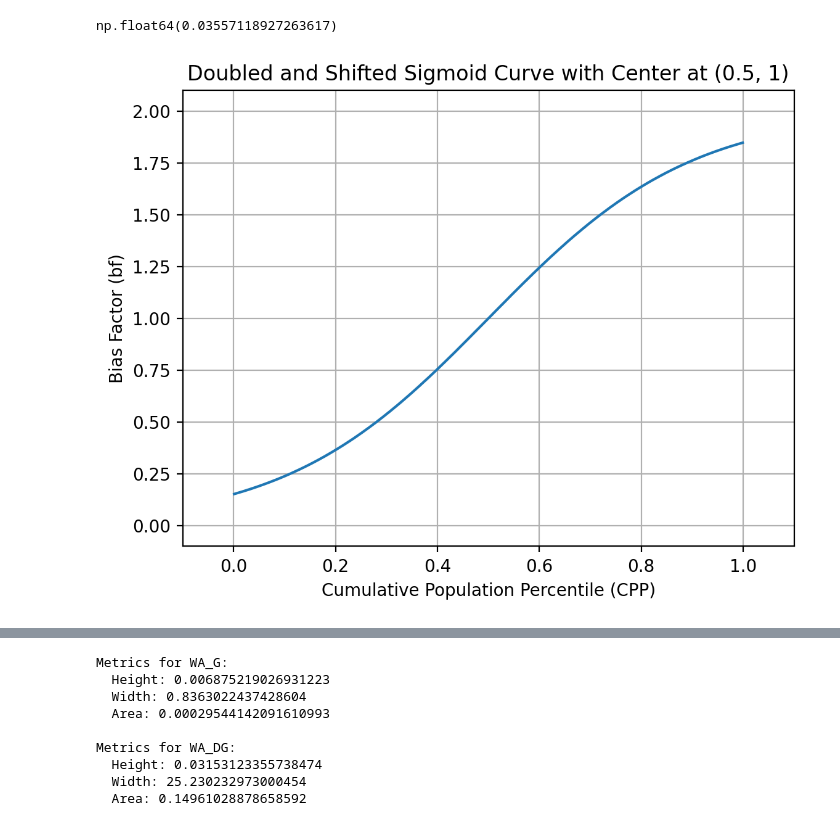
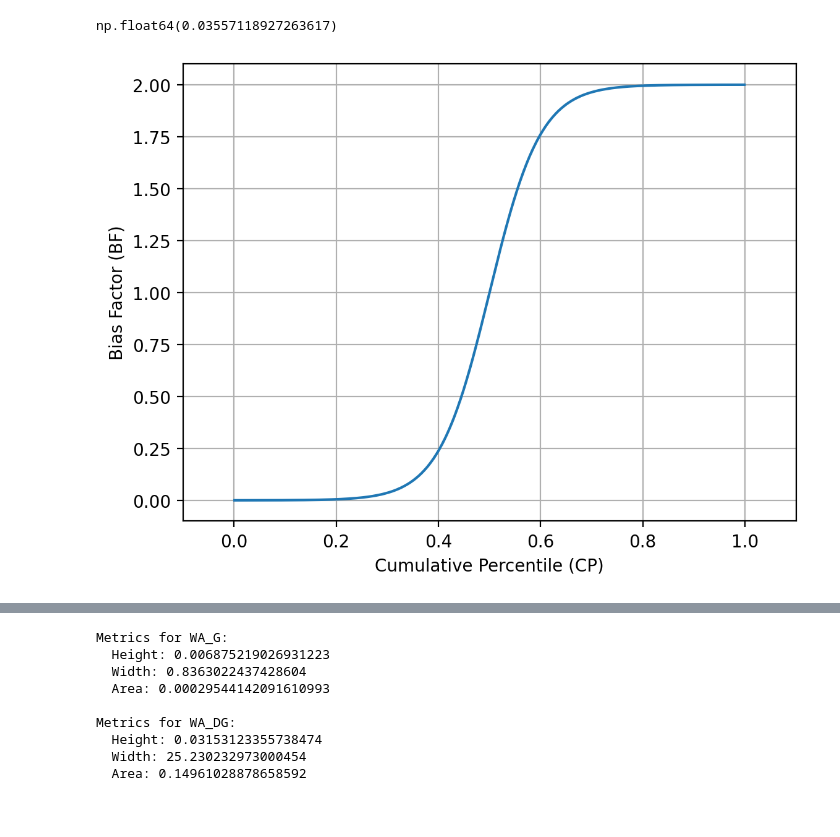
Before and after one commit to DSSG24-CF-Fairness/crowdflow-fairness, a Jupyter notebook: experiment/plot_test.ipynb, the cells around one changed output, grey strips where cells are left out. Drawn from its saved outputs; the diff is of its cells as text; code cells hidden in the pictures.

```diff
--- a/experiment/plot_test.ipynb
+++ b/experiment/plot_test.ipynb
@@ -445,28 +445,27 @@ np.float64(0.03557118927263617)
 # %%
 import numpy as np
 import matplotlib.pyplot as plt
 
 # Define parameters for the sigmoid
-k = 5  # steepness of the sigmoid
+k = 20  # steepness of the sigmoid
 x = np.linspace(0.001, 0.999, 500)  # x from 0 to 1
 
 # Calculate the sigmoid function and scale it
 y = 2 / (1 + np.exp(-k * (x - 0.5)))
 
 # Plot the result with a 90-degree rotation
 plt.figure(dpi=200)
 plt.plot(x, y)
-plt.title("Doubled and Shifted Sigmoid Curve with Center at (0.5, 1)")
 plt.xlim(-0.1, 1.1)
 plt.ylim(-0.1, 2.1)
 plt.grid(True)  # Add background grid
-plt.xlabel("Cumulative Population Percentile (CPP)")  # Label x-axis
-plt.ylabel("Bias Factor (bf)")  # Label y-axis
+plt.xlabel("Cumulative Percentile (CP)")  # Label x-axis
+plt.ylabel("Bias Factor (BF)")  # Label y-axis
 
-plt.savefig("../preprocessing/bias_adjustment_curve_k5.png")
+plt.savefig("../preprocessing/bias_adjustment_curve_k20.png")
 plt.show()
 # %% [output]
-[figure, old version]
+[figure, new version]
 # %%
 import pandas as pd
 import matplotlib.pyplot as plt
```
Also changed, not shown: 14 other files.
